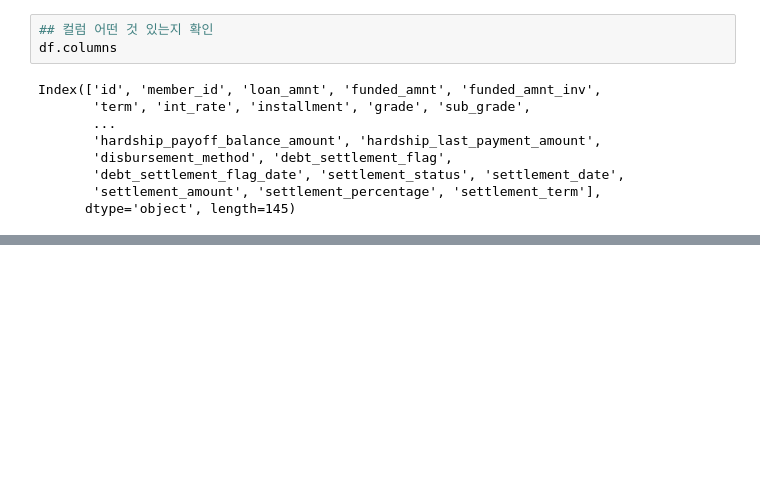
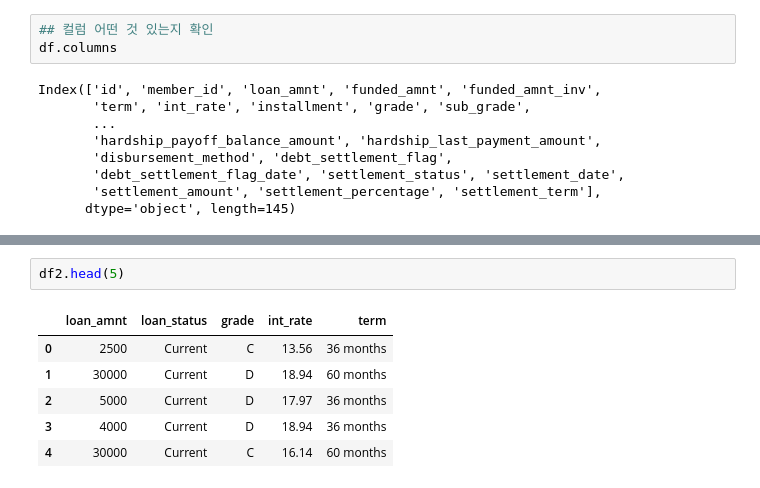
Before and after one commit to efforthye/human-ai, a Jupyter notebook: workspace/3-05) pandas를 활용한 데이터 분석 실습.ipynb, the cells around one changed output, grey strips where cells are left out. Drawn from its saved outputs; the diff is of its cells as text; blank space fills up the shorter version.

```diff
--- a/workspace/3-05) pandas를 활용한 데이터 분석 실습.ipynb
+++ b/workspace/3-05) pandas를 활용한 데이터 분석 실습.ipynb
@@ -39,0 +57,9 @@ Index(['id', 'member_id', 'loan_amnt', 'funded_amnt', 'funded_amnt_inv',
+# %%
+df2.head(5)
+# %% [output]
+|  | loan_amnt | loan_status | grade | int_rate | term |
+| 0 | 2500 | Current | C | 13.56 | 36 months |
+| 1 | 30000 | Current | D | 18.94 | 60 months |
+| 2 | 5000 | Current | D | 17.97 | 36 months |
+| 3 | 4000 | Current | D | 18.94 | 36 months |
+| 4 | 30000 | Current | C | 16.14 | 60 months |
```
Also changed, not shown: parts of 36 cells of this notebook, 9 other files.
